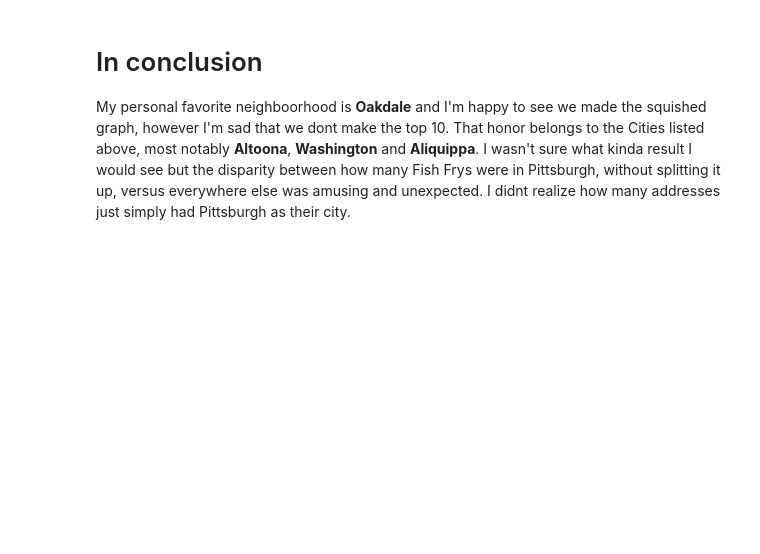
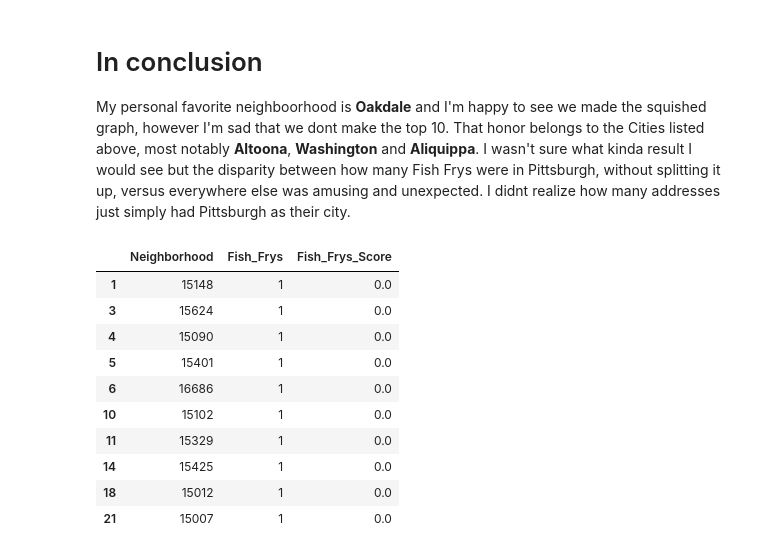
Before and after one commit to RokStronk/Big-Ideas-Final-Project, a Jupyter notebook: Fish-Frys/AaronFishFryStatsAdditions.ipynb, the cells around one changed output. Saved outputs shown, nothing was run; the diff lists cells and outputs as text; code cells hidden in the pictures; blank space fills up the shorter version.

```diff
--- a/Fish-Frys/AaronFishFryStats.ipynb
+++ b/Fish-Frys/AaronFishFryStatsAdditions.ipynb
@@ -222,3 +223,24 @@ MergedCities.nlargest(10,'Fish_Frys')
 # In conclusion
 
 My personal favorite neighboorhood is **Oakdale** and I'm happy to see we made the squished graph, however I'm sad that we dont make the top 10. That honor belongs to the Cities listed above, most notably **Altoona**, **Washington** and **Aliquippa**. I wasn't sure what kinda result I would see but the disparity between how many Fish Frys were in Pittsburgh, without splitting it up, versus everywhere else was amusing and unexpected. I didnt realize how many addresses just simply had Pittsburgh as their city.
+# %%
+PerZip['Fish_Frys_Score'] = (PerZip['Fish_Frys']-PerZip['Fish_Frys'].min())/(PerZip['Fish_Frys'].max()-PerZip['Fish_Frys'].min())
+MergedCities['Fish_Frys_Score'] = ((MergedCities['Fish_Frys']-MergedCities['Fish_Frys'].min())/(MergedCities['Fish_Frys'].max()-MergedCities['Fish_Frys'].min()))
+#Wacky one if you want negative values:
+#MergedCities['Fish_Frys_Score'] = ((MergedCities['Fish_Frys']-MergedCities['Fish_Frys'].mean())-MergedCities['Fish_Frys'].min())/(MergedCities['Fish_Frys'].max()-MergedCities['Fish_Frys'].min())
+#PerZip.index.name = "Neighborhood"
+#PerZip = PerZip.reset_index()
+PerZip.nsmallest(10,'Fish_Frys')
+#print(MergedCities['Fish_Frys'].mean())
+# %% [output]
+|  | Neighborhood | Fish_Frys | Fish_Frys_Score |
+| 1 | 15148 | 1 | 0.0 |
+| 3 | 15624 | 1 | 0.0 |
+| 4 | 15090 | 1 | 0.0 |
+| 5 | 15401 | 1 | 0.0 |
+| 6 | 16686 | 1 | 0.0 |
+| 10 | 15102 | 1 | 0.0 |
+| 11 | 15329 | 1 | 0.0 |
+| 14 | 15425 | 1 | 0.0 |
+| 18 | 15012 | 1 | 0.0 |
+| 21 | 15007 | 1 | 0.0 |
```
Also changed, not shown: parts of 4 cells of this notebook, 4 other files.
